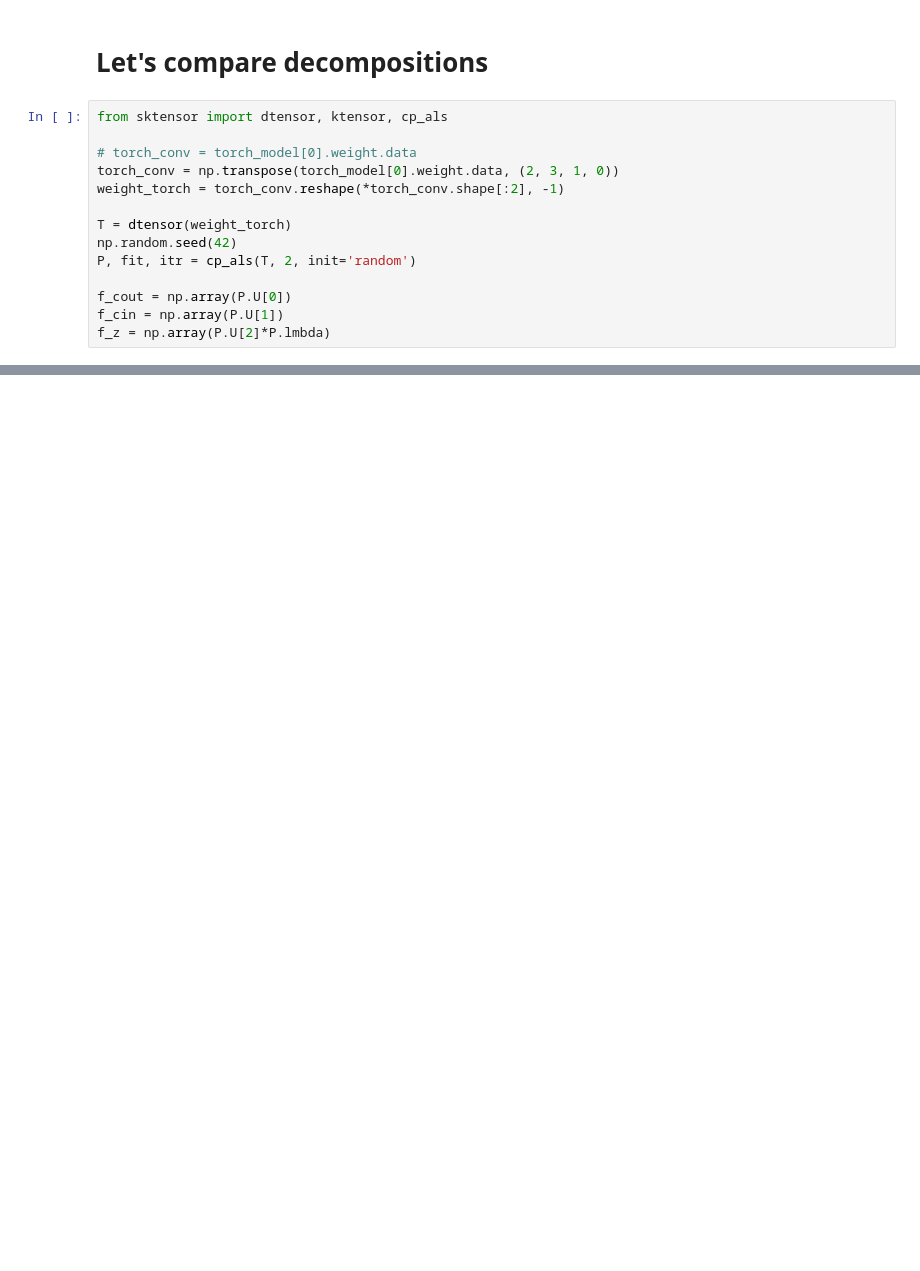
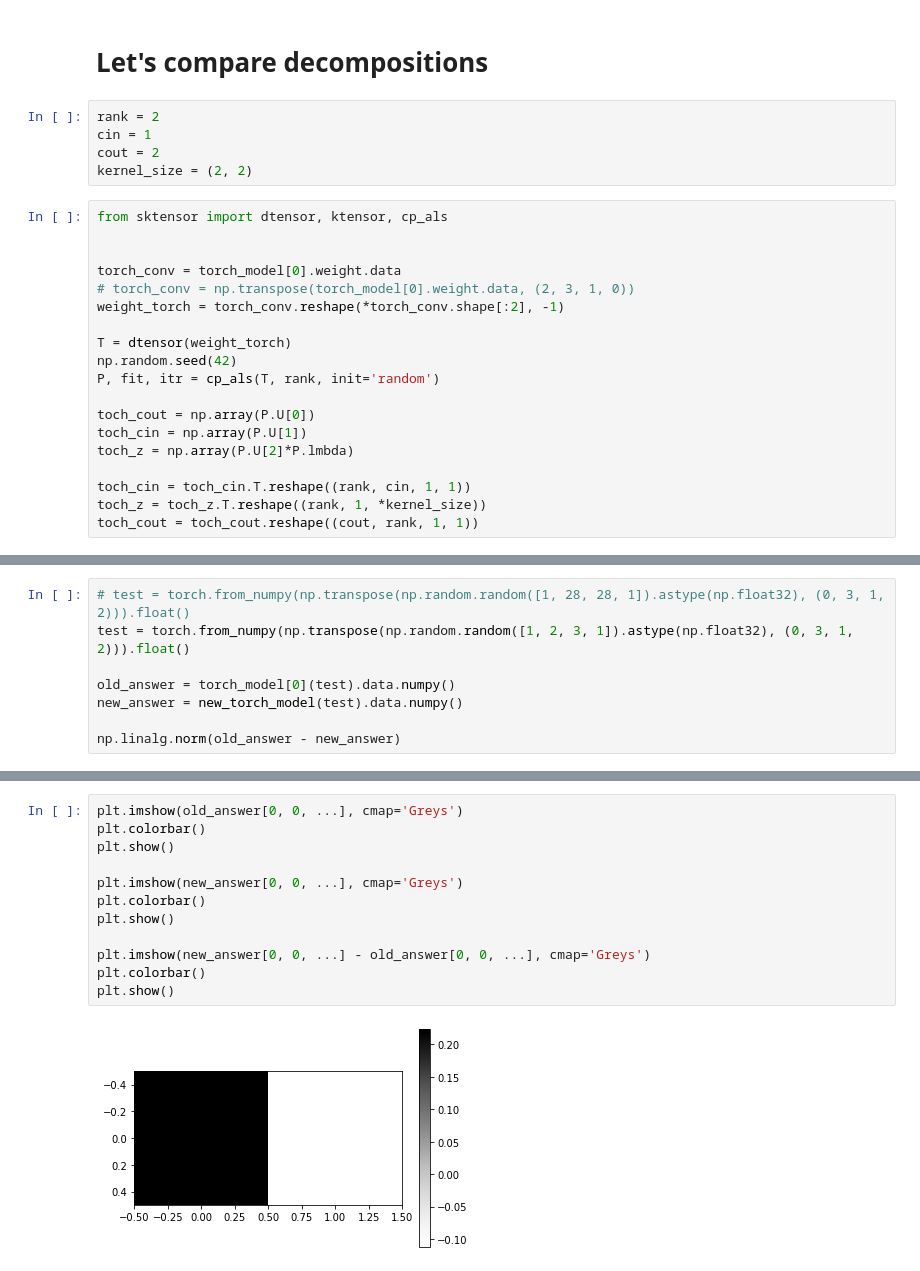
Before and after one commit to JupiterEthan/musco-pytorch, a Jupyter notebook: tensor_compression/compress/tf_decompose/compare_tf_torch_conv.ipynb, the cells around one changed output, grey strips where cells are left out. Cells and saved outputs as stored; diff of their text form; blank space fills up the shorter version.

```diff
--- a/tensor_compression/compress/tf_decompose/compare_tf_torch_conv.ipynb
+++ b/tensor_compression/compress/tf_decompose/compare_tf_torch_conv.ipynb
@@ -236,16 +212,26 @@ plt.show()
 # %% [markdown]
 # Let's compare decompositions
+# %%
+rank = 2
+cin = 1
+cout = 2
+kernel_size = (2, 2)
 # %%
 from sktensor import dtensor, ktensor, cp_als
 
-# torch_conv = torch_model[0].weight.data
-torch_conv = np.transpose(torch_model[0].weight.data, (2, 3, 1, 0))
+
+torch_conv = torch_model[0].weight.data
+# torch_conv = np.transpose(torch_model[0].weight.data, (2, 3, 1, 0))
 weight_torch = torch_conv.reshape(*torch_conv.shape[:2], -1)
 
 T = dtensor(weight_torch)
 np.random.seed(42)
-P, fit, itr = cp_als(T, 2, init='random')
+P, fit, itr = cp_als(T, rank, init='random')
 
-f_cout = np.array(P.U[0])
-f_cin = np.array(P.U[1])
-f_z = np.array(P.U[2]*P.lmbda)
+toch_cout = np.array(P.U[0])
+toch_cin = np.array(P.U[1])
+toch_z = np.array(P.U[2]*P.lmbda)
+
+toch_cin = toch_cin.T.reshape((rank, cin, 1, 1))
+toch_z = toch_z.T.reshape((rank, 1, *kernel_size))
+toch_cout = toch_cout.reshape((cout, rank, 1, 1))
@@ -281,0 +310,8 @@ f_cin, f_z, f_cout
+# %%
+# test = torch.from_numpy(np.transpose(np.random.random([1, 28, 28, 1]).astype(np.float32), (0, 3, 1, 2))).float()
+test = torch.from_numpy(np.transpose(np.random.random([1, 2, 3, 1]).astype(np.float32), (0, 3, 1, 2))).float()
+
+old_answer = torch_model[0](test).data.numpy()
+new_answer = new_torch_model(test).data.numpy()
+
+np.linalg.norm(old_answer - new_answer)
@@ -281,0 +343,14 @@ f_cin, f_z, f_cout
+# %%
+plt.imshow(old_answer[0, 0, ...], cmap='Greys')
+plt.colorbar()
+plt.show()
+
+plt.imshow(new_answer[0, 0, ...], cmap='Greys')
+plt.colorbar()
+plt.show()
+
+plt.imshow(new_answer[0, 0, ...] - old_answer[0, 0, ...], cmap='Greys')
+plt.colorbar()
+plt.show()
+# %% [output]
+[figure, added]
```
Also changed, not shown: parts of 47 cells of this notebook, 5 other files.
